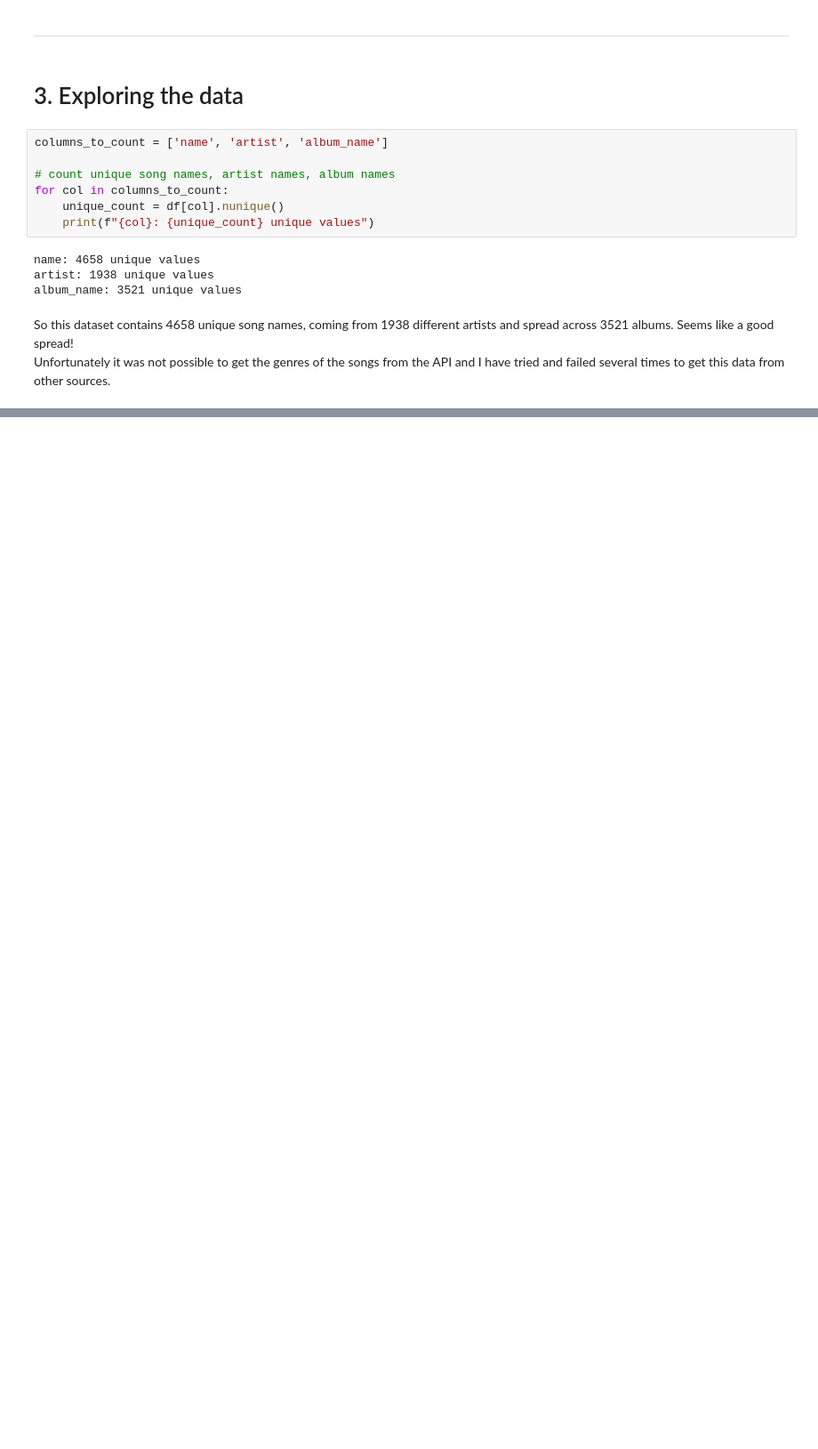
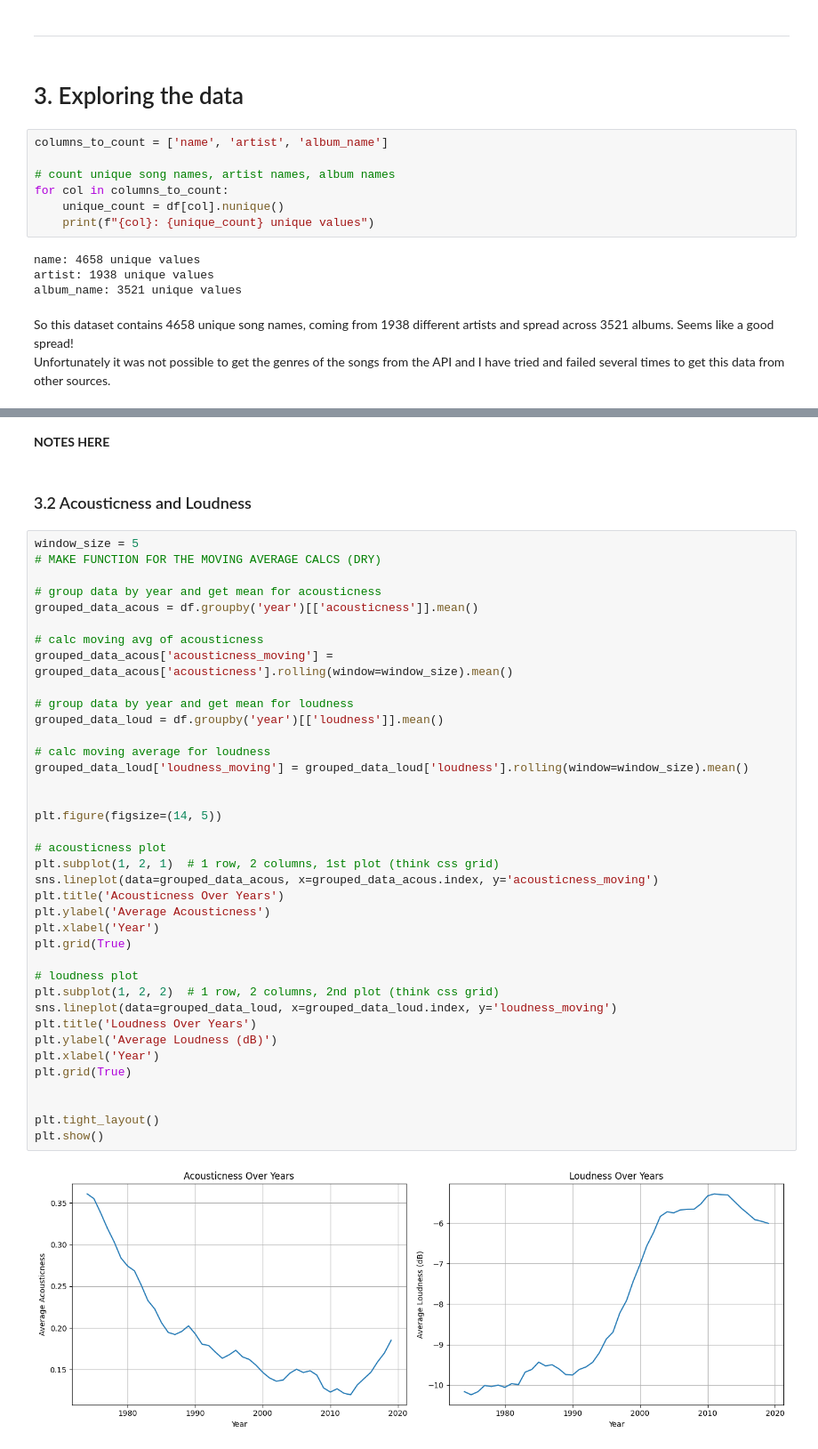
Before and after one commit to joelbit33/hit-songs-analysis, a Jupyter notebook: analysis/analysis.ipynb, the cells around one changed output, grey strips where cells are left out. Shown at 89% size. Drawn from its saved outputs; the diff is of its cells as text; blank space fills up the shorter version.

```diff
--- a/analysis/analysis.ipynb
+++ b/analysis/analysis.ipynb
@@ -146,0 +148,44 @@ plt.show()
+# %% [markdown]
+**NOTES HERE**
+# %% [markdown]
+### 3.2 Acousticness and Loudness
+# %%
+window_size = 5
+# MAKE FUNCTION FOR THE MOVING AVERAGE CALCS (DRY)
+
+# group data by year and get mean for acousticness
+grouped_data_acous = df.groupby('year')[['acousticness']].mean()
+
+# calc moving avg of acousticness
+grouped_data_acous['acousticness_moving'] = grouped_data_acous['acousticness'].rolling(window=window_size).mean()
+
+# group data by year and get mean for loudness
+grouped_data_loud = df.groupby('year')[['loudness']].mean()
+
+# calc moving average for loudness
+grouped_data_loud['loudness_moving'] = grouped_data_loud['loudness'].rolling(window=window_size).mean()
+
+
+plt.figure(figsize=(14, 5))
+
+# acousticness plot
+plt.subplot(1, 2, 1)  # 1 row, 2 columns, 1st plot (think css grid)
+sns.lineplot(data=grouped_data_acous, x=grouped_data_acous.index, y='acousticness_moving')
+plt.title('Acousticness Over Years')
+plt.ylabel('Average Acousticness')
+plt.xlabel('Year')
+plt.grid(True)
+
+# loudness plot
+plt.subplot(1, 2, 2)  # 1 row, 2 columns, 2nd plot (think css grid)
+sns.lineplot(data=grouped_data_loud, x=grouped_data_loud.index, y='loudness_moving')
+plt.title('Loudness Over Years')
+plt.ylabel('Average Loudness (dB)')
+plt.xlabel('Year')
+plt.grid(True)
+
+
+plt.tight_layout()
+plt.show()
+# %% [output]
+[figure, added]
```
Also changed, not shown: parts of 8 cells of this notebook.
